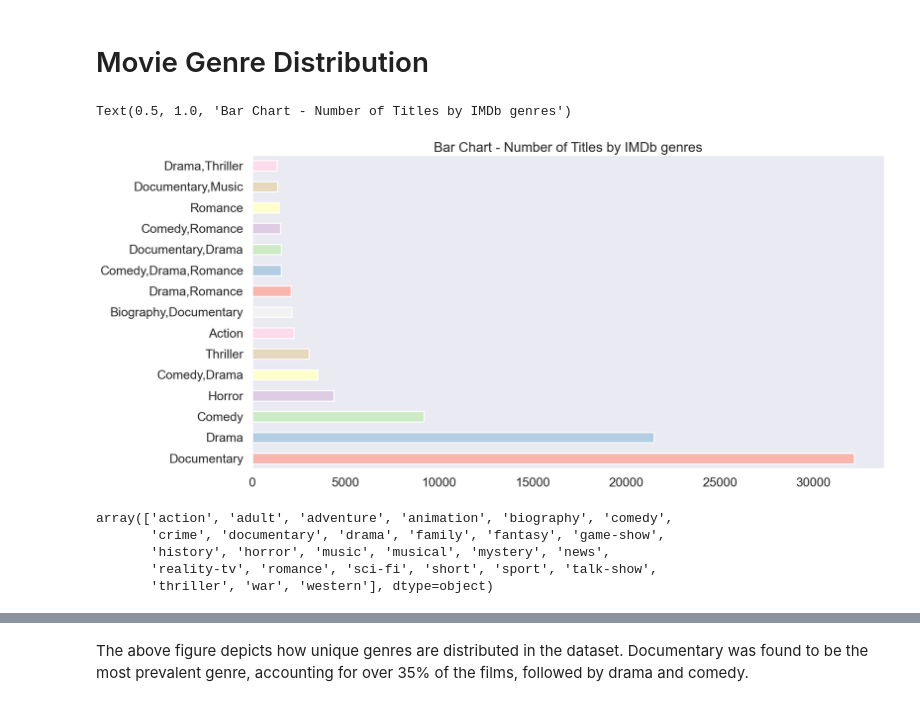
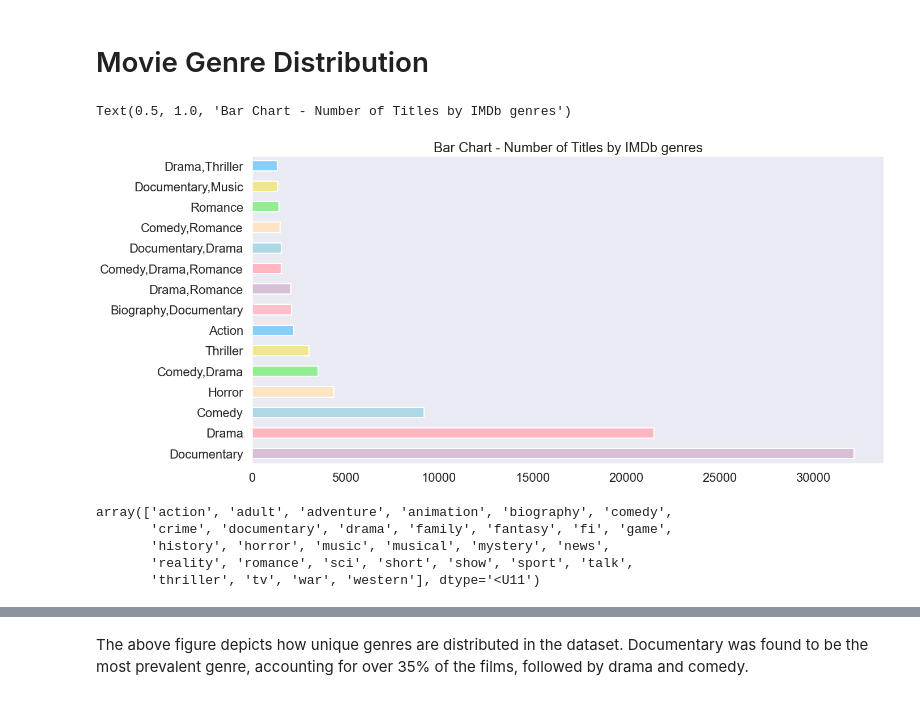
Before and after one commit to Kinya01/Movies-Data-Analysis, a Jupyter notebook: notebook.ipynb, the cells around one changed output, grey strips where cells are left out. Cells and saved outputs as stored; diff of their text form; code cells hidden in the pictures.

```diff
--- a/notebook.ipynb
+++ b/notebook.ipynb
@@ -174,11 +176,17 @@ movie_budgets.head()
 | 2 | 3 | Dark Phoenix | 350000000 | 42762350 | 149762350 | 2019 | 6 | 6 |
 | 3 | 4 | Avengers: Age of Ultron | 330600000 | 459005868 | 1403013963 | 2015 | 5 | 5 |
 | 4 | 5 | Star Wars Ep. VIII: The Last Jedi | 317000000 | 620181382 | 1316721747 | 2017 | 12 | 12 |
-# %%
-# Converting all title data to strings and title case it.
-movie_budgets['movie'] = movie_budgets['movie'].str.title()
-movie_gross['title'] = movie_gross['title'].str.title()
-movie_basics['primary_title'] = movie_basics['primary_title'].str.title()
-tmdb['title'] = tmdb['title'].str.title()
+# %%
+# List of all DataFrame columns with string data type
+string_cols_budgets = movie_budgets.select_dtypes(include='object').columns.tolist()
+string_cols_gross = movie_gross.select_dtypes(include='object').columns.tolist()
+string_cols_basics = movie_basics.select_dtypes(include='object').columns.tolist()
+string_cols_tmdb = tmdb.select_dtypes(include='object').columns.tolist()
+
+# Applying str.title() method to all string columns in each DataFrame
+movie_budgets[string_cols_budgets] = movie_budgets[string_cols_budgets].apply(lambda x: x.str.title())
+movie_gross[string_cols_gross] = movie_gross[string_cols_gross].apply(lambda x: x.str.title())
+movie_basics[string_cols_basics] = movie_basics[string_cols_basics].apply(lambda x: x.str.title())
+tmdb[string_cols_tmdb] = tmdb[string_cols_tmdb].apply(lambda x: x.str.title())
 # %%
 # Creating profit margin columns
@@ -304,29 +307,32 @@ The films that were released during the months of July, June, November and May y
 # %% [markdown]
 # Movie Genre Distribution
 # %%
-# Distribution of the movie genres (Bar chart)
-cmap = plt.get_cmap('Pastel1')
-colors = [cmap(i) for i in np.linspace(0, 1, 8)]
+# Define custom colors
+colors = ['#D8BFD8', '#FFB6C1', '#ADD8E6', '#FFE4C4', '#90EE90', '#F0E68C', '#87CEFA', '#FFC0CB']
 
+# Plot the bar chart with custom colors
 ax = movie_basics['genres'].value_counts().head(15).plot(kind='barh', figsize=(20,10), color=colors)
 
+# Add chart title
 plt.title('Bar Chart - Number of Titles by IMDb genres')
 # %% [output]
 Text(0.5, 1.0, 'Bar Chart - Number of Titles by IMDb genres')
-[figure, old version]
+[figure, new version]
 # %%
 from sklearn.feature_extraction.text import CountVectorizer
+
 temp = movie_basics.genres.dropna()
-vec = CountVectorizer(token_pattern='(?u)\\b[\\w-]+\\b', analyzer='word').fit(temp)
-bag_of_genres = vec.transform(temp)
-unique_genres =  vec.get_feature_names_out()
+
+vectorizer = CountVectorizer(token_pattern=r'\b\w+\b')
+bag_of_genres = vectorizer.fit_transform(temp)
+unique_genres = vectorizer.get_feature_names()
 np.array(unique_genres)
 # %% [output]
 array(['action', 'adult', 'adventure', 'animation', 'biography', 'comedy',
-       'crime', 'documentary', 'drama', 'family', 'fantasy', 'game-show',
+       'crime', 'documentary', 'drama', 'family', 'fantasy', 'fi', 'game',
        'history', 'horror', 'music', 'musical', 'mystery', 'news',
-       'reality-tv', 'romance', 'sci-fi', 'short', 'sport', 'talk-show',
-       'thriller', 'war', 'western'], dtype=object)
+       'reality', 'romance', 'sci', 'short', 'show', 'sport', 'talk',
+       'thriller', 'tv', 'war', 'western'], dtype='<U11')
 # %%
 genres = pd.DataFrame(bag_of_genres.todense(),columns=unique_genres,index=temp.index)
 sorted_genres_perc = 100*pd.Series(genres.sum()).sort_values()/genres.shape[0]
```
Also changed, not shown: parts of 8 cells of this notebook.
